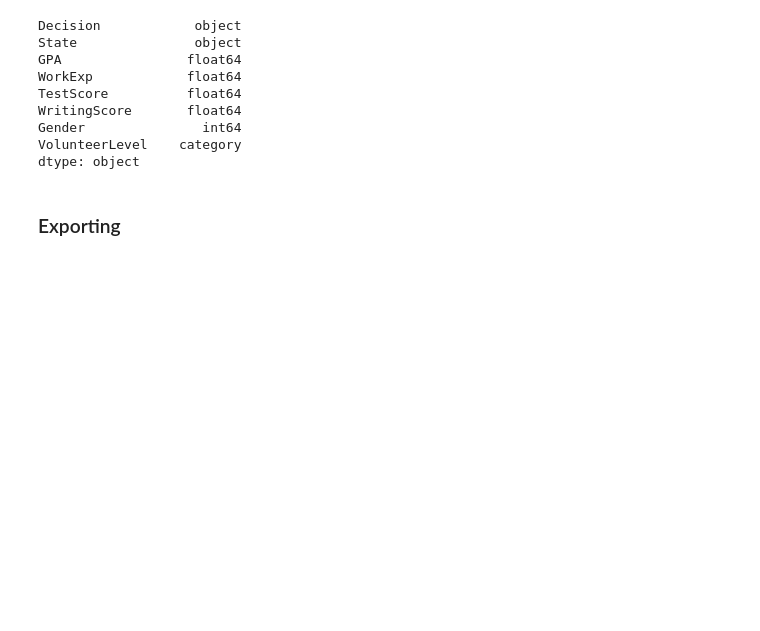
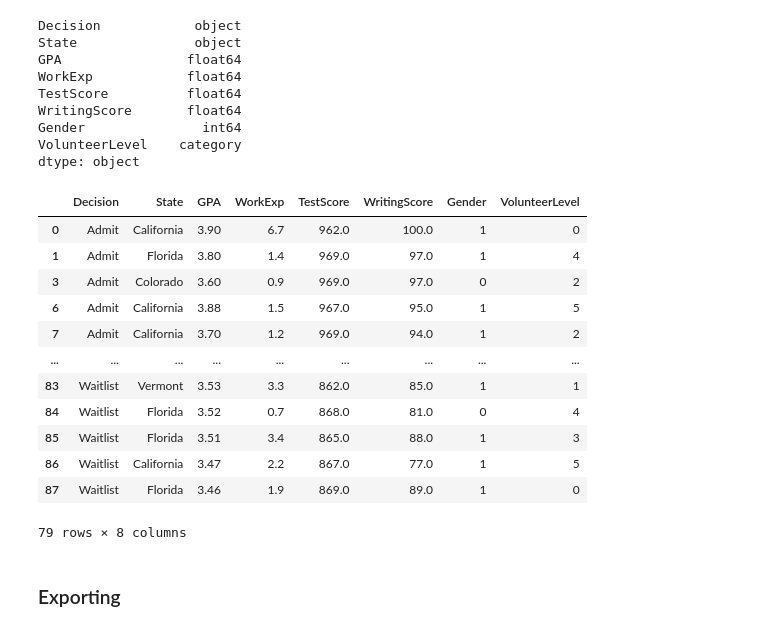
Before and after one commit to geh1221/dsan5900hw1, a Jupyter notebook: data/data_cleaning.ipynb, the cells around one changed output. Saved outputs shown, nothing was run; the diff lists cells and outputs as text; code cells hidden in the pictures; blank space fills up the shorter version.

Commit message:
some progress work/volunteer exploration

```diff
--- a/data/data_cleaning.ipynb
+++ b/data/data_cleaning.ipynb
@@ -257,6 +257,22 @@ WritingScore       float64
 Gender               int64
 VolunteerLevel    category
 dtype: object
+# %%
+data
+# %% [output]
+|  | Decision | State | GPA | WorkExp | TestScore | WritingScore | Gender | VolunteerLevel |
+| 0 | Admit | California | 3.90 | 6.7 | 962.0 | 100.0 | 1 | 0 |
+| 1 | Admit | Florida | 3.80 | 1.4 | 969.0 | 97.0 | 1 | 4 |
+| 3 | Admit | Colorado | 3.60 | 0.9 | 969.0 | 97.0 | 0 | 2 |
+| 6 | Admit | California | 3.88 | 1.5 | 967.0 | 95.0 | 1 | 5 |
+| 7 | Admit | California | 3.70 | 1.2 | 969.0 | 94.0 | 1 | 2 |
+| ... | ... | ... | ... | ... | ... | ... | ... | ... |
+| 83 | Waitlist | Vermont | 3.53 | 3.3 | 862.0 | 85.0 | 1 | 1 |
+| 84 | Waitlist | Florida | 3.52 | 0.7 | 868.0 | 81.0 | 0 | 4 |
+| 85 | Waitlist | Florida | 3.51 | 3.4 | 865.0 | 88.0 | 1 | 3 |
+| 86 | Waitlist | California | 3.47 | 2.2 | 867.0 | 77.0 | 1 | 5 |
+| 87 | Waitlist | Florida | 3.46 | 1.9 | 869.0 | 89.0 | 1 | 0 |
+79 rows × 8 columns
 # %% [markdown]
 ### Exporting
 # %%
```
Also changed, not shown: 1 other file.
